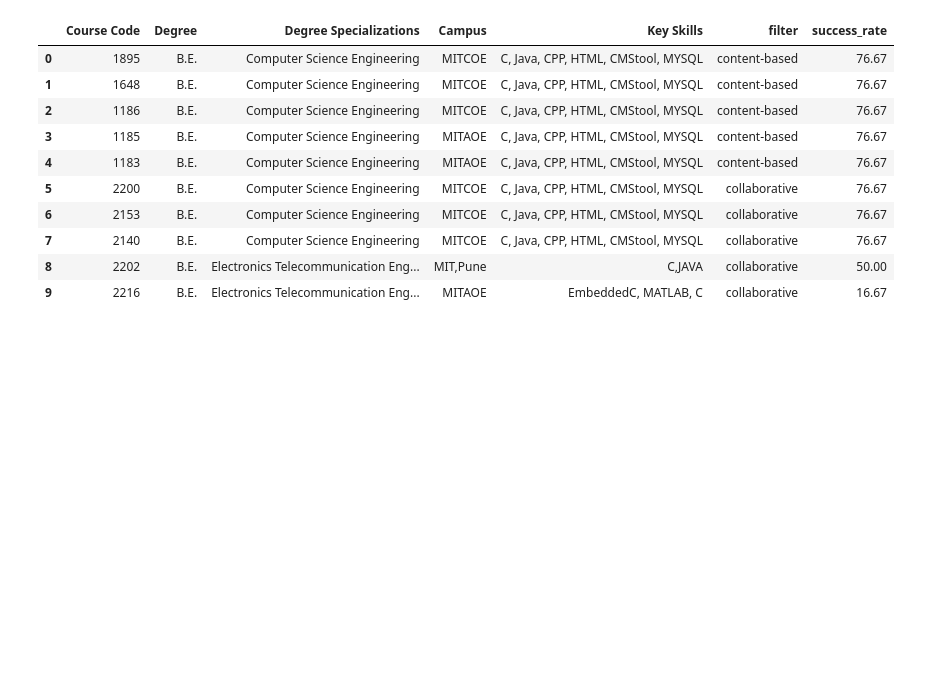
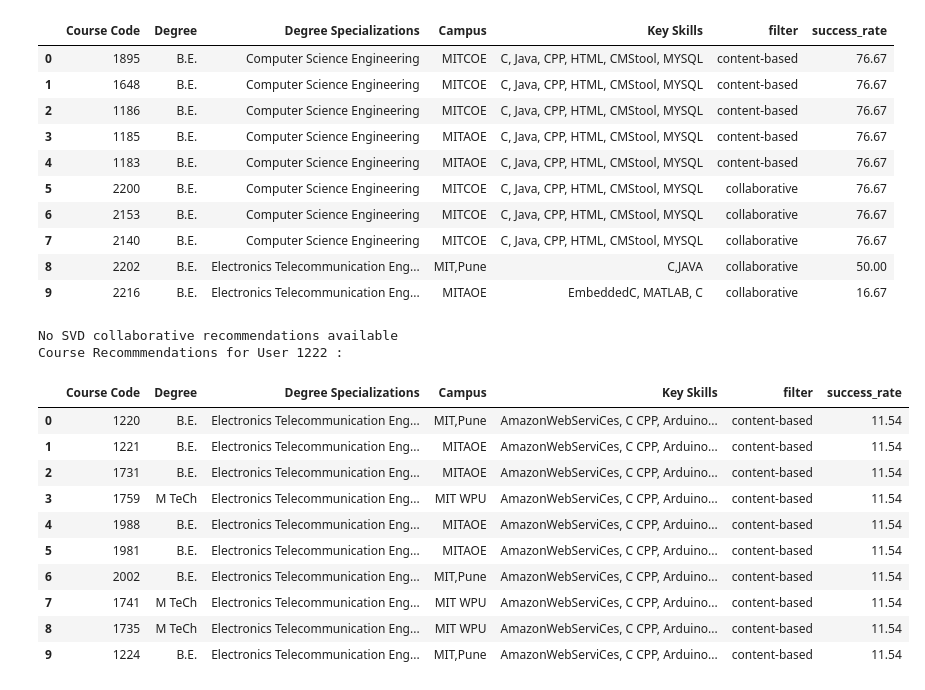
Before and after one commit to janiceXerri21/JaniceXerri_FYP_PCRS_VRLE_2024, a Jupyter notebook: Success_Rate_Predictor_Analysis.ipynb, the cells around one changed output. Cells and saved outputs as stored; diff of their text form; code cells hidden in the pictures; blank space fills up the shorter version.

Commit message:
Added another example with the success rate predictor

```diff
--- a/Success_Rate_Predictor_Analysis.ipynb
+++ b/Success_Rate_Predictor_Analysis.ipynb
@@ -458,3 +458,20 @@ Course Recommmendations for User 1001 :
 | 7 | 2140 | B.E. | Computer Science Engineering | MITCOE | C, Java, CPP, HTML, CMStool, MYSQL | collaborative | 76.67 |
 | 8 | 2202 | B.E. | Electronics Telecommunication Eng... | MIT,Pune | C,JAVA | collaborative | 50.00 |
 | 9 | 2216 | B.E. | Electronics Telecommunication Eng... | MITAOE | EmbeddedC, MATLAB, C | collaborative | 16.67 |
+# %%
+final = hybrid_recommendation_algorithm(1222)
+final
+# %% [output]
+No SVD collaborative recommendations available
+Course Recommmendations for User 1222 :
+|  | Course Code | Degree | Degree Specializations | Campus | Key Skills | filter | success_rate |
+| 0 | 1220 | B.E. | Electronics Telecommunication Eng... | MIT,Pune | AmazonWebServiCes, C CPP, Arduino... | content-based | 11.54 |
+| 1 | 1221 | B.E. | Electronics Telecommunication Eng... | MITAOE | AmazonWebServiCes, C CPP, Arduino... | content-based | 11.54 |
+| 2 | 1731 | B.E. | Electronics Telecommunication Eng... | MITAOE | AmazonWebServiCes, C CPP, Arduino... | content-based | 11.54 |
+| 3 | 1759 | M TeCh | Electronics Telecommunication Eng... | MIT WPU | AmazonWebServiCes, C CPP, Arduino... | content-based | 11.54 |
+| 4 | 1988 | B.E. | Electronics Telecommunication Eng... | MITAOE | AmazonWebServiCes, C CPP, Arduino... | content-based | 11.54 |
+| 5 | 1981 | B.E. | Electronics Telecommunication Eng... | MITAOE | AmazonWebServiCes, C CPP, Arduino... | content-based | 11.54 |
+| 6 | 2002 | B.E. | Electronics Telecommunication Eng... | MIT,Pune | AmazonWebServiCes, C CPP, Arduino... | content-based | 11.54 |
+| 7 | 1741 | M TeCh | Electronics Telecommunication Eng... | MIT WPU | AmazonWebServiCes, C CPP, Arduino... | content-based | 11.54 |
+| 8 | 1735 | M TeCh | Electronics Telecommunication Eng... | MIT WPU | AmazonWebServiCes, C CPP, Arduino... | content-based | 11.54 |
+| 9 | 1224 | B.E. | Electronics Telecommunication Eng... | MIT,Pune | AmazonWebServiCes, C CPP, Arduino... | content-based | 11.54 |
```
